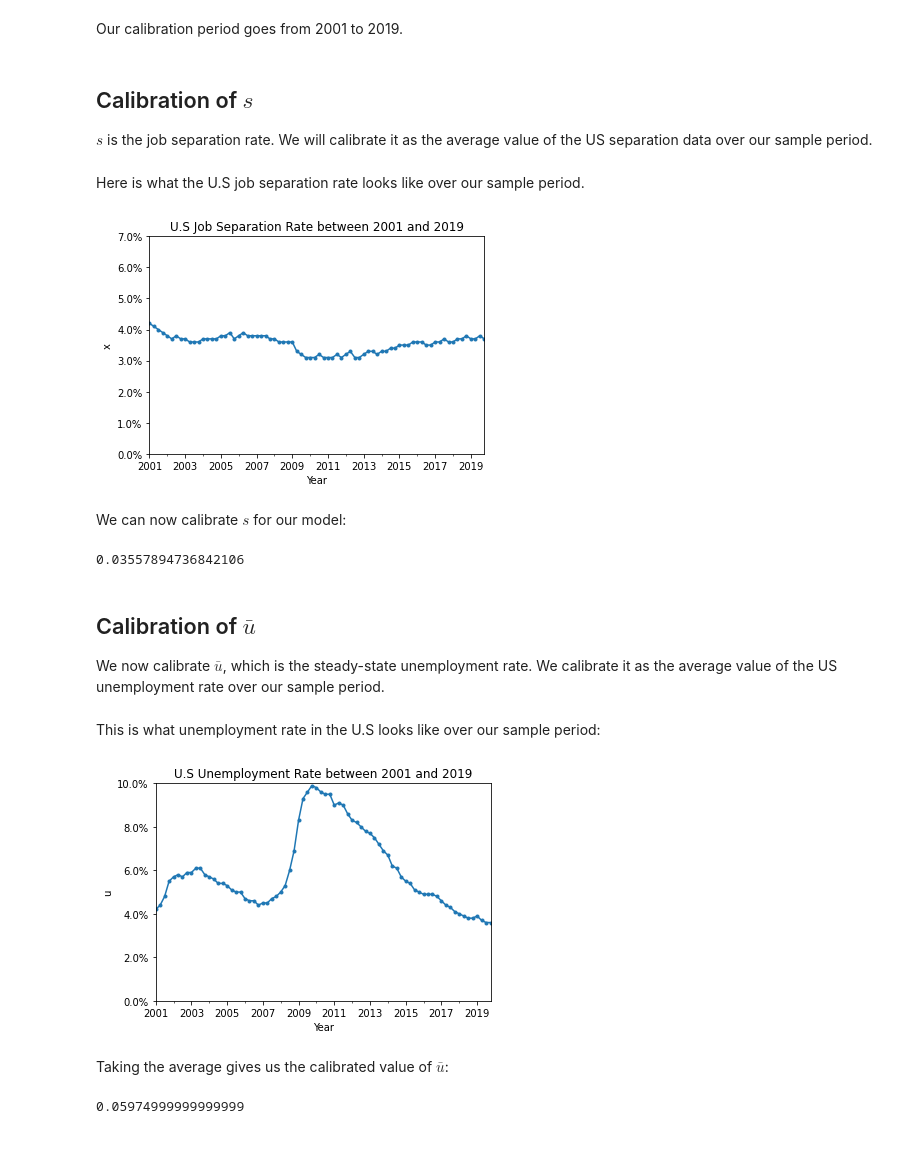
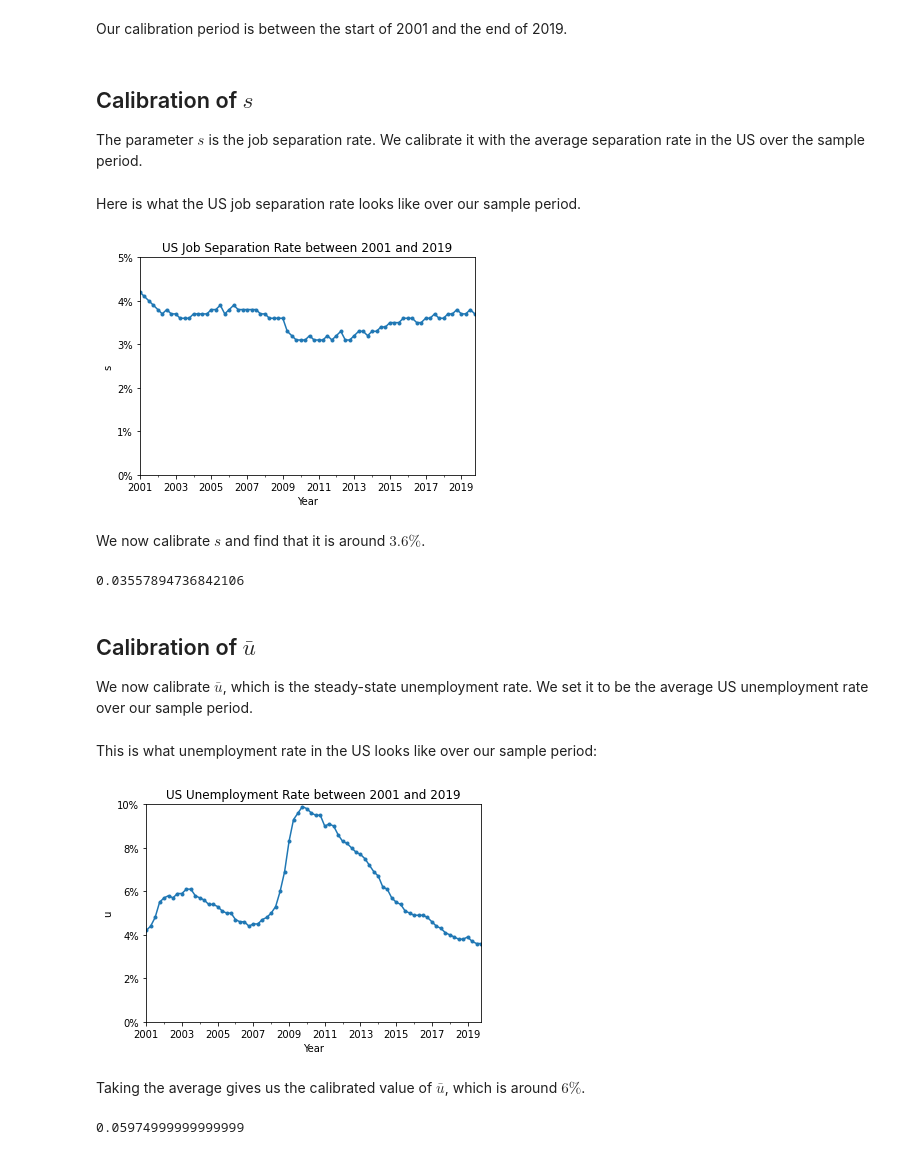
Before and after one commit to lnsongxf/public-expenditure, a Jupyter notebook: optimal-stimulus.ipynb, the cells around one changed output. Cells and saved outputs as stored; diff of their text form; code cells hidden in the pictures.

```diff
--- a/optimal-stimulus.ipynb
+++ b/optimal-stimulus.ipynb
@@ -16,26 +16,26 @@ from fredapi import Fred
 # API key needs to be taken out when deployed
 fred = Fred(api_key='30adf5295a539a48e57fe367896a60e9')
 # %% [markdown]
-Our calibration period goes from 2001 to 2019.
+Our calibration period is between the start of 2001 and the end of 2019.
 # %%
 start_date = '2001-01-01'
 end_date = '2019-12-31'
 # %% [markdown]
 ## Calibration of $s$
 
-$s$ is the job separation rate. We will calibrate it as the average value of the US separation data over our sample period.
+The parameter $s$ is the job separation rate. We calibrate it with the average separation rate in the US over the sample period.
 # %%
 s_ts = fred.get_series('JTSTSR', frequency='q', observation_start=start_date, observation_end=end_date)/100
 # %% [markdown]
-Here is what the U.S job separation rate looks like over our sample period.
+Here is what the US job separation rate looks like over our sample period.
 # %%
-s_ax = s_ts.plot(title="U.S Job Separation Rate between 2001 and 2019", marker='.')
-s_ax.set(xlabel='Year', ylabel='x', ylim=(0, 0.07))
-s_ax.yaxis.set_major_formatter(mtick.PercentFormatter(1.0))
+s_ax = s_ts.plot(title="US Job Separation Rate between 2001 and 2019", marker='.')
+s_ax.set(xlabel='Year', ylabel='s', ylim=(0, 0.05))
+s_ax.yaxis.set_major_formatter(mtick.PercentFormatter(1.0, decimals=0))
 # %% [output]
-[figure, old version]
+[figure, new version]
 # %% [markdown]
-We can now calibrate $s$ for our model:
+We now calibrate $s$ and find that it is around $3.6\%$.
 # %%
 s = s_ts.mean()
 s
@@ -44,19 +44,19 @@ s
 # %% [markdown]
 ## Calibration of $\bar{u}$
 
-We now calibrate $\bar{u}$, which is the steady-state unemployment rate. We calibrate it as the average value of the US unemployment rate over our sample period.
+We now calibrate $\bar{u}$, which is the steady-state unemployment rate. We set it to be the average US unemployment rate over our sample period.
 # %%
 u_ts = fred.get_series('UNRATE', frequency='q', observation_start=start_date, observation_end=end_date)/100
 # %% [markdown]
-This is what unemployment rate in the U.S looks like over our sample period:
+This is what unemployment rate in the US looks like over our sample period:
 # %%
-u_ax = u_ts.plot(title="U.S Unemployment Rate between 2001 and 2019", marker='.')
+u_ax = u_ts.plot(title="US Unemployment Rate between 2001 and 2019", marker='.')
 u_ax.set(xlabel='Year', ylabel='u', ylim=(0, 0.1))
-u_ax.yaxis.set_major_formatter(mtick.PercentFormatter(1.0))
+u_ax.yaxis.set_major_formatter(mtick.PercentFormatter(1.0, decimals=0))
 # %% [output]
-[figure, old version]
+[figure, new version]
 # %% [markdown]
-Taking the average gives us the calibrated value of $\bar{u}$:
+Taking the average gives us the calibrated value of $\bar{u}$, which is around $6\%$.
 # %%
 u_bar = u_ts.mean()
 u_bar
```
Also changed, not shown: parts of 29 cells of this notebook.
